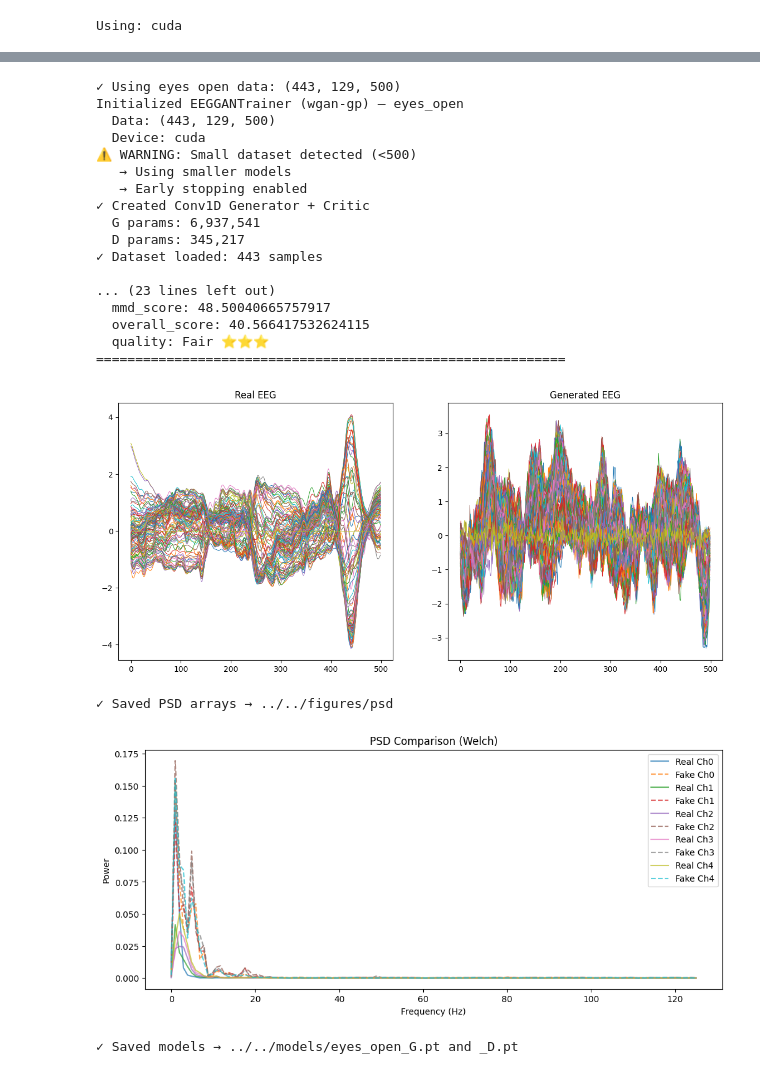
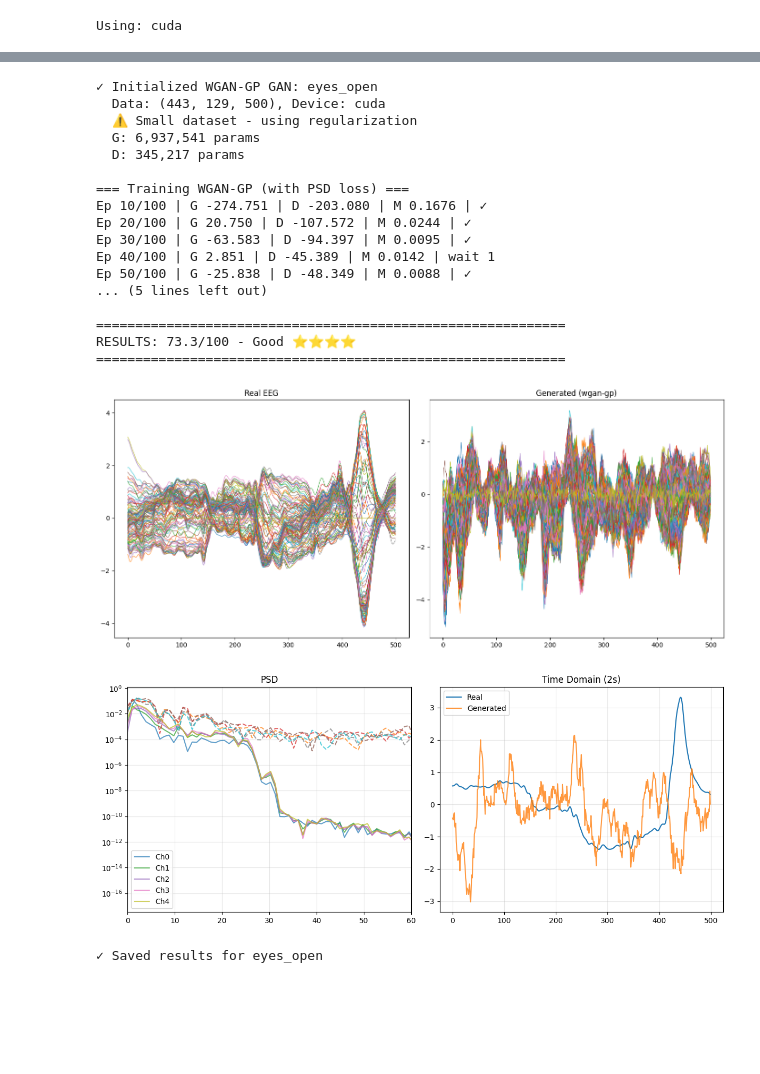
Before and after one commit to josephzhengg/amplab-digtwins, a Jupyter notebook: notebooks/joseph-nb/resting_state_gans.ipynb, the cells around one changed output, grey strips where cells are left out. Saved outputs shown, nothing was run; the diff lists cells and outputs as text; code cells hidden in the pictures; blank space fills up the shorter version.

```diff
--- a/notebooks/joseph-nb/resting_state_gans.ipynb
+++ b/notebooks/joseph-nb/resting_state_gans.ipynb
@@ -622,57 +451,34 @@ Found 443 eyes open segments
 # %%
-# Train eyes open GAN (data already loaded above)
-print(f"✓ Using eyes open data: {segments_open.shape}")
+# Train with WGAN-GP (now with PSD loss - smooth signals!)
+trainer_open = EEGGANTrainer(segments_open, name='eyes_open', device=device, gan_type='wgan-gp')
+trainer_open.train(epochs=100)
+synthetic_open = trainer_open.generate(100)
 
-# TRAIN IN 3 LINES!
-trainer_open = EEGGANTrainer(segments_open, name='eyes_open', device=device, gan_type='wgan-gp')
-trainer_open.train()
-synthetic_open = trainer_open.generate(n_samples=100)
+eval_open = trainer_open.evaluate(synthetic_open)
+print(f"\n{'='*60}\nRESULTS: {eval_open['overall_score']:.1f}/100 - {eval_open['quality']}\n{'='*60}")
 
-# Evaluate
-eval_open = trainer_open.evaluate(synthetic_open)
-print("\n" + "="*60)
-print("EVALUATION RESULTS: EYES OPEN")
-print("="*60)
-for key, value in eval_open.items():
-    print(f"  {key}: {value}")
-print("="*60)
-
-# Visualize
 trainer_open.plot_comparison(synthetic_open, save_path='../../figures/eyes_open_gan.png')
-
-trainer_open.save_psd(
-    real=trainer_open.data[:10],
-    fake=synthetic_open[:10],
-    save_dir='../../figures/psd'
-)
-
-trainer_open.plot_psd_comparison(
-    real=trainer_open.data[:1],
-    fake=synthetic_open[:1],
-    save_path='../../figures/psd_open.png'
-)
-
-trainer_open.save_models(directory='../../models')
+trainer_open.plot_psd_comparison(synthetic_open, save_path='../../figures/eyes_open_psd.png')
+trainer_open.save_results(synthetic_open, eval_open)
 # %% [output]
-✓ Using eyes open data: (443, 129, 500)
-Initialized EEGGANTrainer (wgan-gp) — eyes_open
-  Data: (443, 129, 500)
-  Device: cuda
-⚠️ WARNING: Small dataset detected (<500)
-   → Using smaller models
-   → Early stopping enabled
-✓ Created Conv1D Generator + Critic
-  G params: 6,937,541
-  D params: 345,217
-✓ Dataset loaded: 443 samples
+✓ Initialized WGAN-GP GAN: eyes_open
+  Data: (443, 129, 500), Device: cuda
+  ⚠️ Small dataset - using regularization
+  G: 6,937,541 params
+  D: 345,217 params
 
-... (23 lines left out)
-  mmd_score: 48.50040665757917
-  overall_score: 40.566417532624115
-  quality: Fair ⭐⭐⭐
+=== Training WGAN-GP (with PSD loss) ===
+Ep 10/100 | G -274.751 | D -203.080 | M 0.1676 | ✓
+Ep 20/100 | G 20.750 | D -107.572 | M 0.0244 | ✓
+Ep 30/100 | G -63.583 | D -94.397 | M 0.0095 | ✓
+Ep 40/100 | G 2.851 | D -45.389 | M 0.0142 | wait 1
+Ep 50/100 | G -25.838 | D -48.349 | M 0.0088 | ✓
+... (5 lines left out)
+
 ============================================================
+RESULTS: 73.3/100 - Good ⭐⭐⭐⭐
+============================================================
-[figure, old version]
+[figure, new version]
+[figure, new version]
-✓ Saved PSD arrays → ../../figures/psd
+✓ Saved results for eyes_open
-[figure, old version]
-✓ Saved models → ../../models/eyes_open_G.pt and _D.pt
 # %%
```
Also changed, not shown: parts of 6 cells of this notebook, 5 other files.
